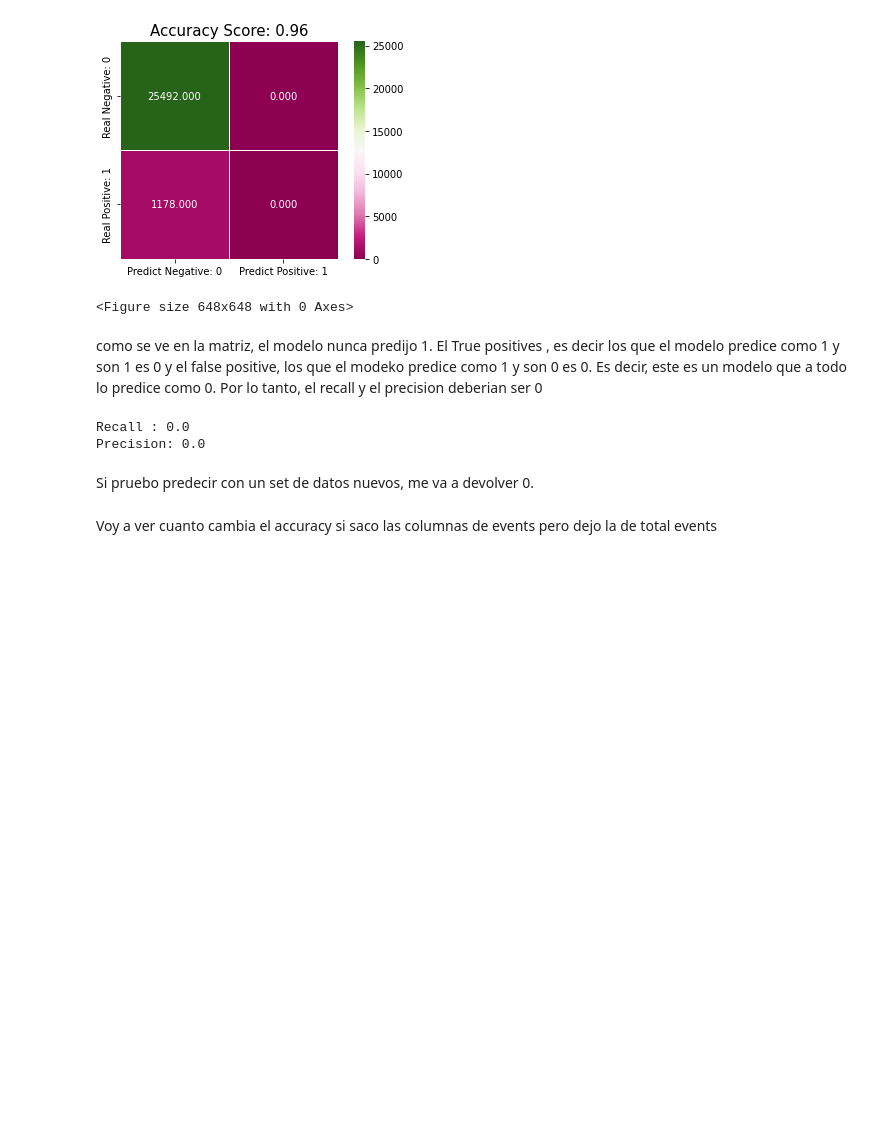
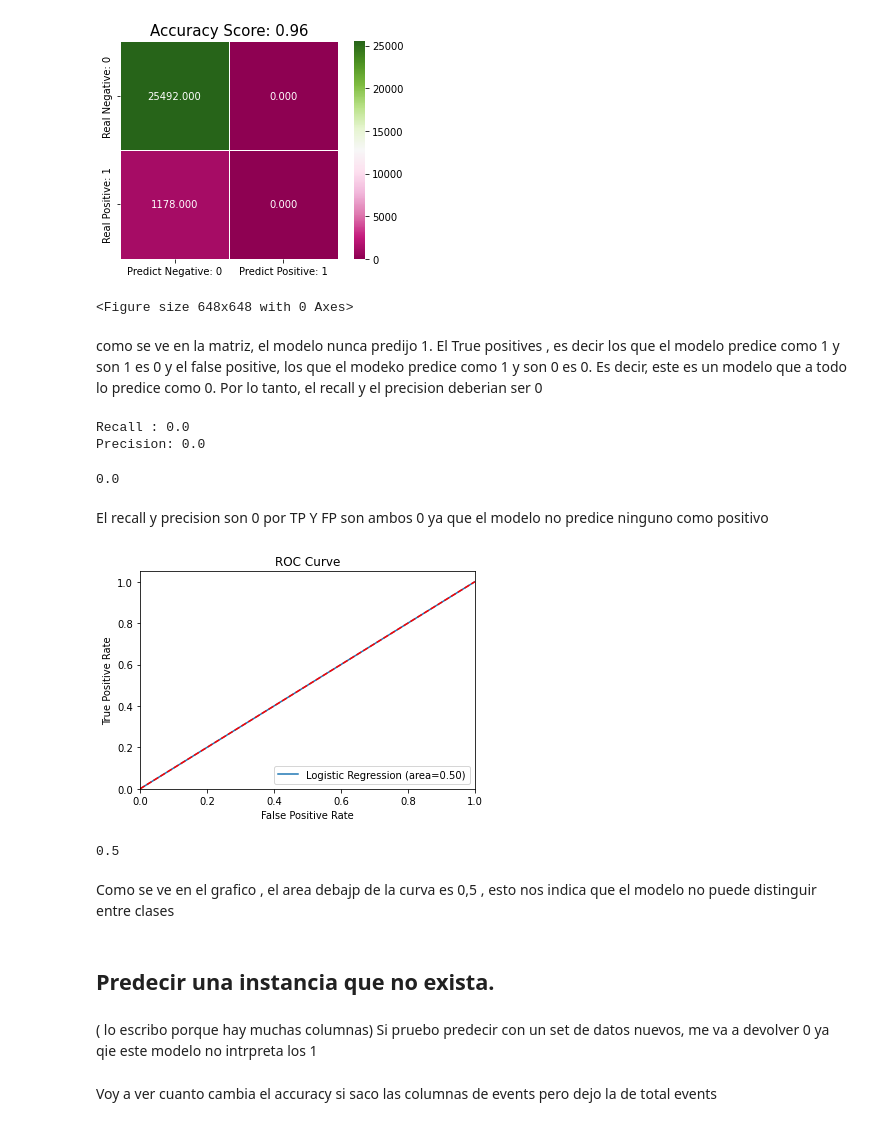
Before and after one commit to clarapinasco/Trabajo.Final.POO, a Jupyter notebook: trabajo_pinasco.ipynb, the cells around one changed output. Drawn from its saved outputs; the diff is of its cells as text; code cells hidden in the pictures; blank space fills up the shorter version.

```diff
--- a/trabajo_pinasco.ipynb
+++ b/trabajo_pinasco.ipynb
@@ -1139,7 +1126,48 @@ print(f'Precision: {precision_score(y_test, y_pred)}')
 # %% [output]
 Recall : 0.0
 Precision: 0.0
+# %%
+##### Chequo el valor de Recall en matriz
+confusion[1, 1] / (confusion[1, 0] + confusion[1, 1])
+# %% [output]
+0.0
+# %% [markdown]
+El recall y precision son 0 por TP Y FP son ambos 0 ya que el modelo no predice ninguno como positivo
+# %%
+from sklearn.metrics import roc_auc_score
+from sklearn.metrics import roc_curve
+
+logit_roc_auc = roc_auc_score(y_test, y_pred)
+fpr, tpr, thresholds = roc_curve(y_test, model.predict_proba(X_test)[:, 1])
+
+plt.figure()
+plt.plot(fpr, tpr, label='Logistic Regression (area=%0.2f)' % logit_roc_auc)
+plt.plot([0, 1], [0, 1], 'r--')
+plt.xlim([0.0, 1.0])
+plt.ylim([0.0, 1.05])
+plt.xlabel('False Positive Rate')
+plt.ylabel('True Positive Rate')
+plt.title('ROC Curve')
+plt.legend(loc='lower right')
+plt.show()
+# %% [output]
+[figure, added]
+# %%
+y_pred_proba = model.predict_proba(X_test)[::,1]
+
+
+auc = metrics.roc_auc_score(y_test, y_pred_proba)
+
+
+print(auc)
+# %% [output]
+0.5
+# %% [markdown]
+Como se ve en el grafico , el area debajp de la curva es 0,5 , esto nos indica que el modelo no puede distinguir entre clases
+# %% [markdown]
+##  Predecir una instancia que no exista.
 # %% [markdown]
-Si pruebo predecir con un set de datos nuevos, me va a devolver 0.
+( lo escribo porque hay muchas columnas)
+Si pruebo predecir con un set de datos nuevos, me va a devolver 0 ya qie este modelo no intrpreta los 1
 # %% [markdown]
 Voy a ver cuanto cambia el accuracy si saco las columnas de events pero dejo la de total events
```
Also changed, not shown: parts of 7 cells of this notebook.
